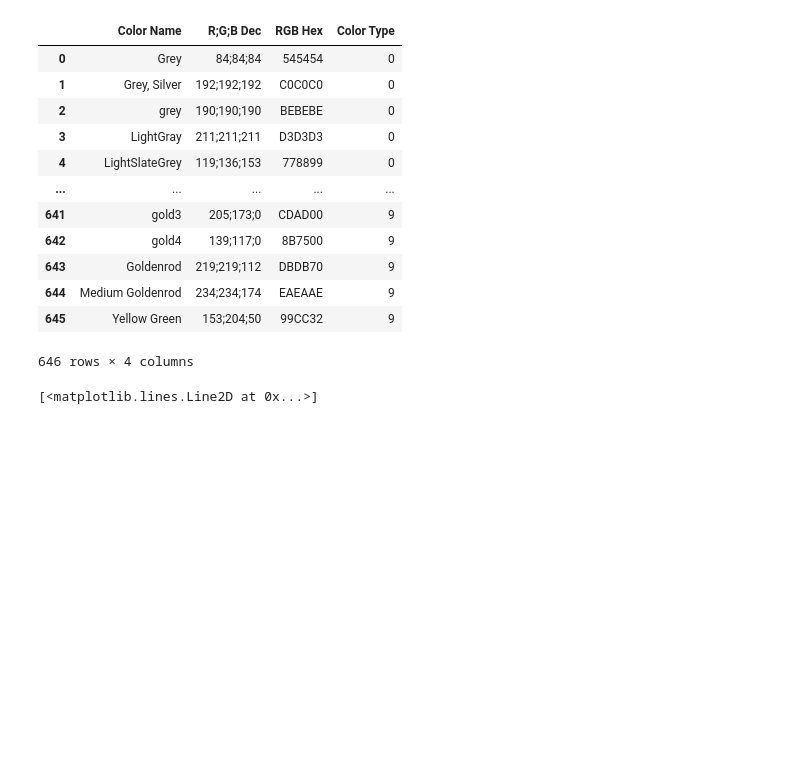
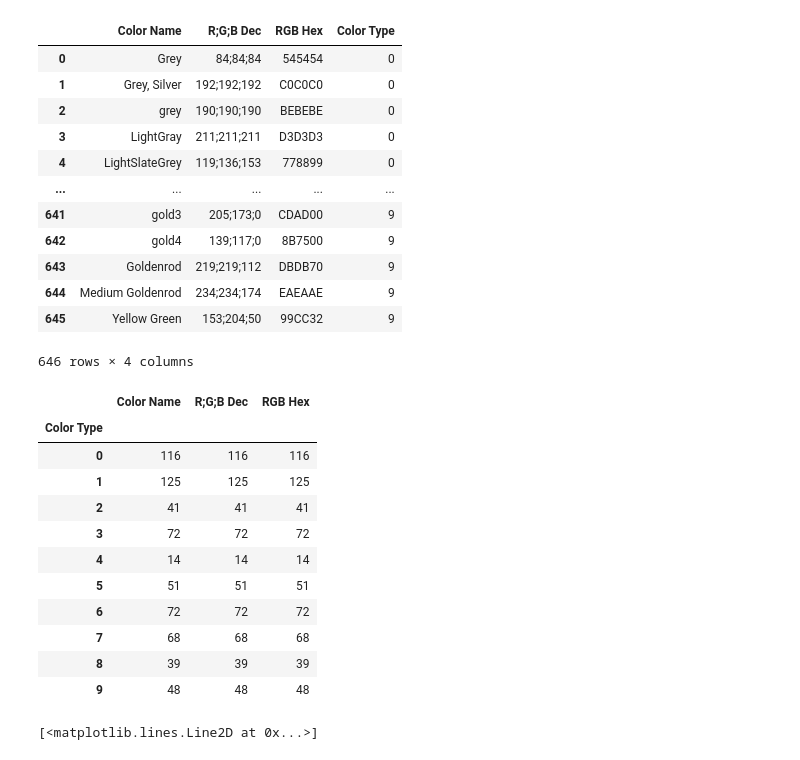
Before and after one commit to Gaboelc/Color-classifier, a Jupyter notebook: data_classification.ipynb, the cells around one changed output. Cells and saved outputs as stored; diff of their text form; code cells hidden in the pictures; blank space fills up the shorter version.

```diff
--- a/data_classification.ipynb
+++ b/data_classification.ipynb
@@ -92,6 +93,21 @@ df
 | 644 | Medium Goldenrod | 234;234;174 | EAEAAE | 9 |
 | 645 | Yellow Green | 153;204;50 | 99CC32 | 9 |
 646 rows × 4 columns
+# %%
+df.groupby(['Color Type']).count()
+# %% [output]
+|  | Color Name | R;G;B Dec | RGB Hex |
+| Color Type |  |  |  |
+| 0 | 116 | 116 | 116 |
+| 1 | 125 | 125 | 125 |
+| 2 | 41 | 41 | 41 |
+| 3 | 72 | 72 | 72 |
+| 4 | 14 | 14 | 14 |
+| 5 | 51 | 51 | 51 |
+| 6 | 72 | 72 | 72 |
+| 7 | 68 | 68 | 68 |
+| 8 | 39 | 39 | 39 |
+| 9 | 48 | 48 | 48 |
 # %%
 plt.plot(df['Color Type'])
 # %% [output]
```
Also changed, not shown: parts of 4 cells of this notebook, 2 other files.
